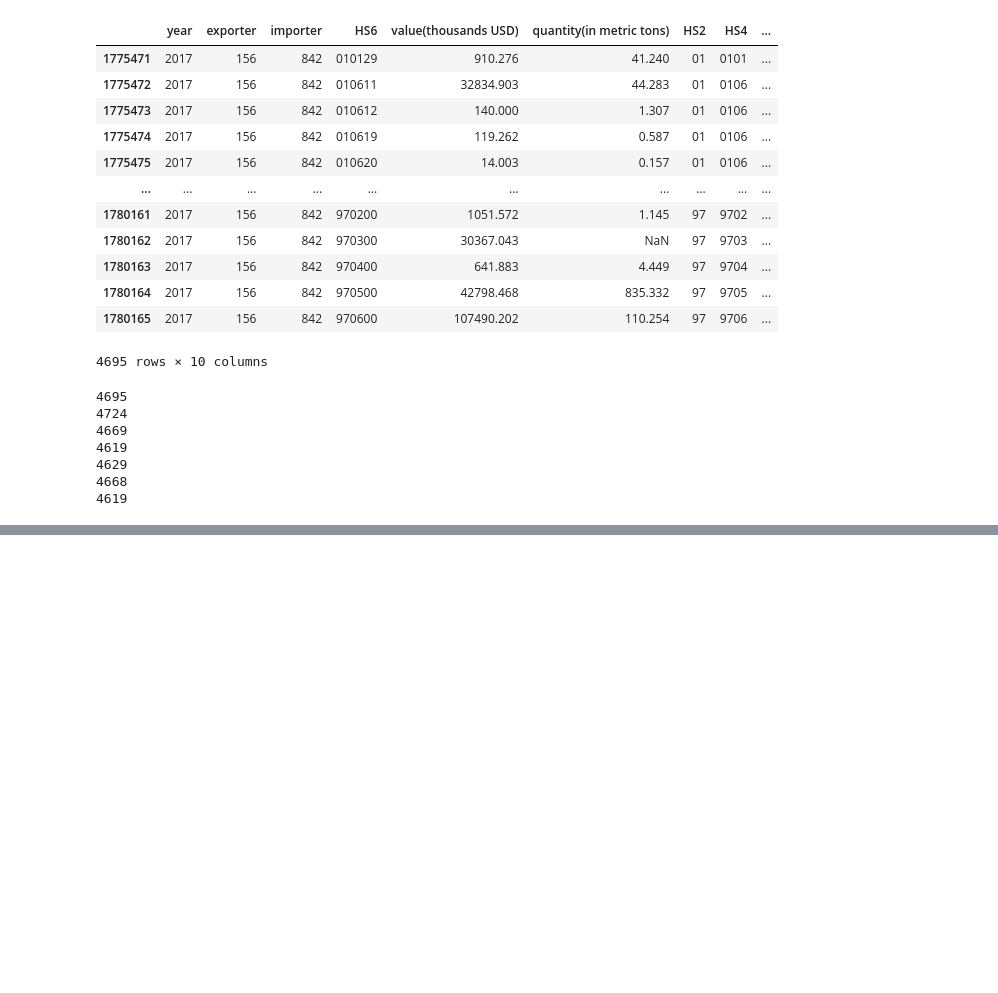
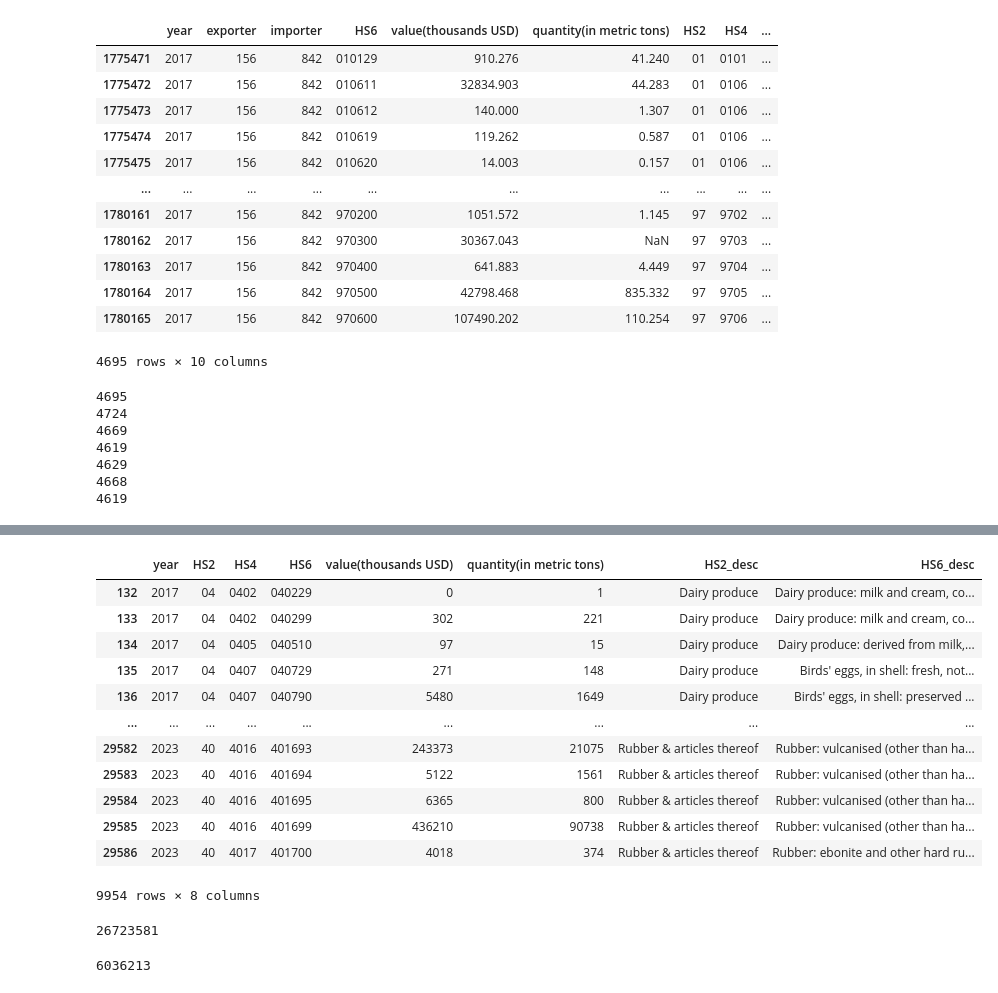
Before and after one commit to sidlihe/Export_data_china_to_usa, a Jupyter notebook: report.ipynb, the cells around one changed output, grey strips where cells are left out. Cells and saved outputs as stored; diff of their text form; code cells hidden in the pictures; blank space fills up the shorter version.

```diff
--- a/report.ipynb
+++ b/report.ipynb
@@ -302,0 +235,4 @@ conn.close()
+# %%
+need_hs=['04', '06', '07', '08', '09', '10', '11', '12', '13', '14', '15', '17', '18', '19', '20', '21', '22', '23', '25', '26', '27', '28', '29', '30', '31', '32', '33', '34', '35', '36', '37', '38', '39', '40']
+# %%
+need_master_df = master_df[master_df['HS2'].isin(need_hs)]
@@ -302,0 +333,24 @@ conn.close()
+# %%
+need_master_df
+# %% [output]
+|  | year | HS2 | HS4 | HS6 | value(thousands USD) | quantity(in metric tons) | HS2_desc | HS6_desc |
+| 132 | 2017 | 04 | 0402 | 040229 | 0 | 1 | Dairy produce | Dairy produce: milk and cream, co... |
+| 133 | 2017 | 04 | 0402 | 040299 | 302 | 221 | Dairy produce | Dairy produce: milk and cream, co... |
+| 134 | 2017 | 04 | 0405 | 040510 | 97 | 15 | Dairy produce | Dairy produce: derived from milk,... |
+| 135 | 2017 | 04 | 0407 | 040729 | 271 | 148 | Dairy produce | Birds' eggs, in shell: fresh, not... |
+| 136 | 2017 | 04 | 0407 | 040790 | 5480 | 1649 | Dairy produce | Birds' eggs, in shell: preserved ... |
+| ... | ... | ... | ... | ... | ... | ... | ... | ... |
+| 29582 | 2023 | 40 | 4016 | 401693 | 243373 | 21075 | Rubber & articles thereof | Rubber: vulcanised (other than ha... |
+| 29583 | 2023 | 40 | 4016 | 401694 | 5122 | 1561 | Rubber & articles thereof | Rubber: vulcanised (other than ha... |
+| 29584 | 2023 | 40 | 4016 | 401695 | 6365 | 800 | Rubber & articles thereof | Rubber: vulcanised (other than ha... |
+| 29585 | 2023 | 40 | 4016 | 401699 | 436210 | 90738 | Rubber & articles thereof | Rubber: vulcanised (other than ha... |
+| 29586 | 2023 | 40 | 4017 | 401700 | 4018 | 374 | Rubber & articles thereof | Rubber: ebonite and other hard ru... |
+9954 rows × 8 columns
+# %%
+need_master_df['value(thousands USD)'][(need_master_df['HS2'] == '39') & (need_master_df['year'] == 2021)].sum()
+# %% [output]
+26723581
+# %%
+need_master_df['quantity(in metric tons)'][(need_master_df['HS2'] == '39') & (need_master_df['year'] == 2021)].sum()
+# %% [output]
+6036213
```
Also changed, not shown: parts of 18 cells of this notebook, 6 other files.
